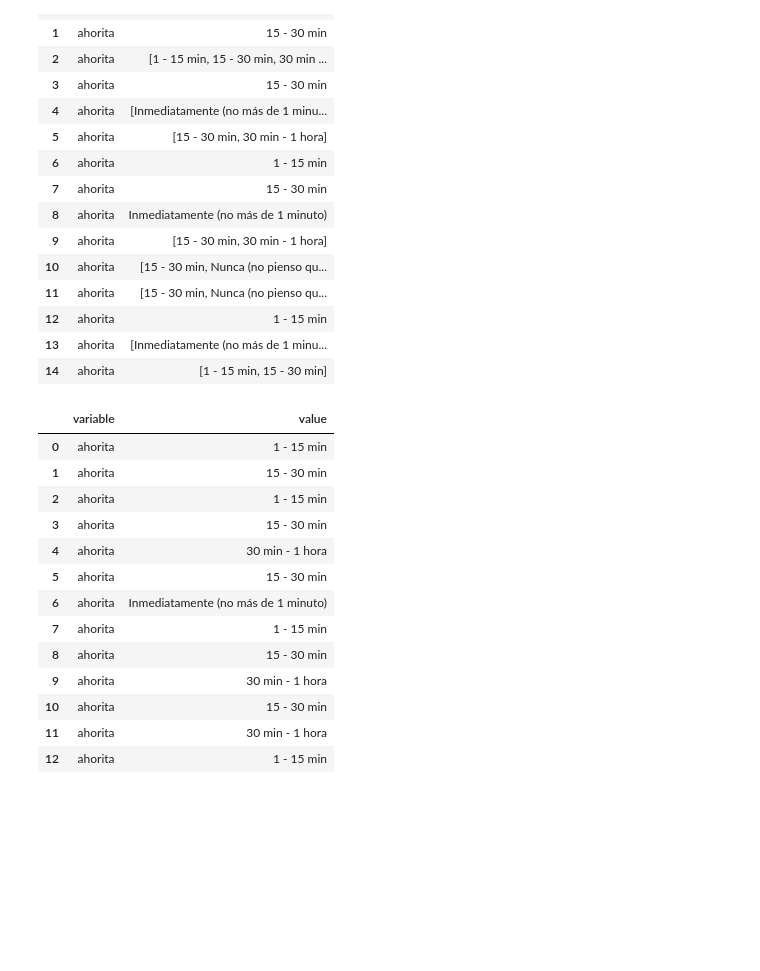
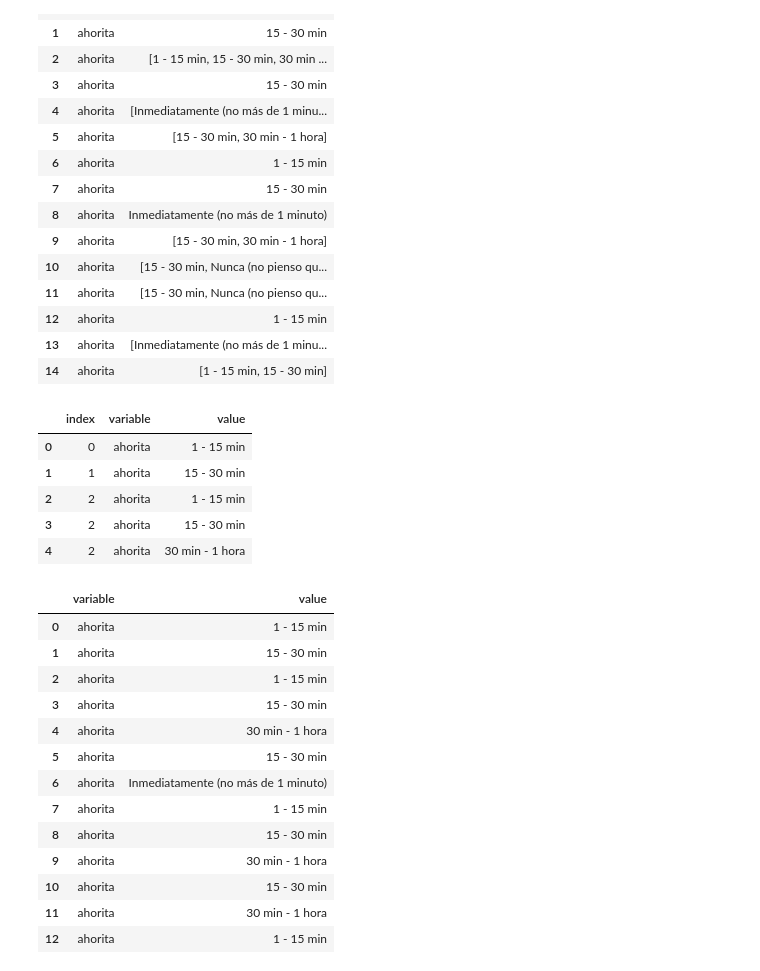
Before and after one commit to marchy-march/Adverb_Timeline, a Jupyter notebook: Timeline of Adverbs .ipynb, the cells around one changed output. Saved outputs shown, nothing was run; the diff lists cells and outputs as text; code cells hidden in the pictures; blank space fills up the shorter version.

```diff
--- a/Timeline of Adverbs .ipynb
+++ b/Timeline of Adverbs .ipynb
@@ -66,4 +68,13 @@ resp[:15]
 resp = resp.explode('value')
 # %%
 resp = resp.reset_index()
+# %%
+resp.head()
+# %% [output]
+|  | index | variable | value |
+| 0 | 0 | ahorita | 1 - 15 min |
+| 1 | 1 | ahorita | 15 - 30 min |
+| 2 | 2 | ahorita | 1 - 15 min |
+| 3 | 2 | ahorita | 15 - 30 min |
+| 4 | 2 | ahorita | 30 min - 1 hora |
 # %%
```
Also changed, not shown: parts of 28 cells of this notebook.
